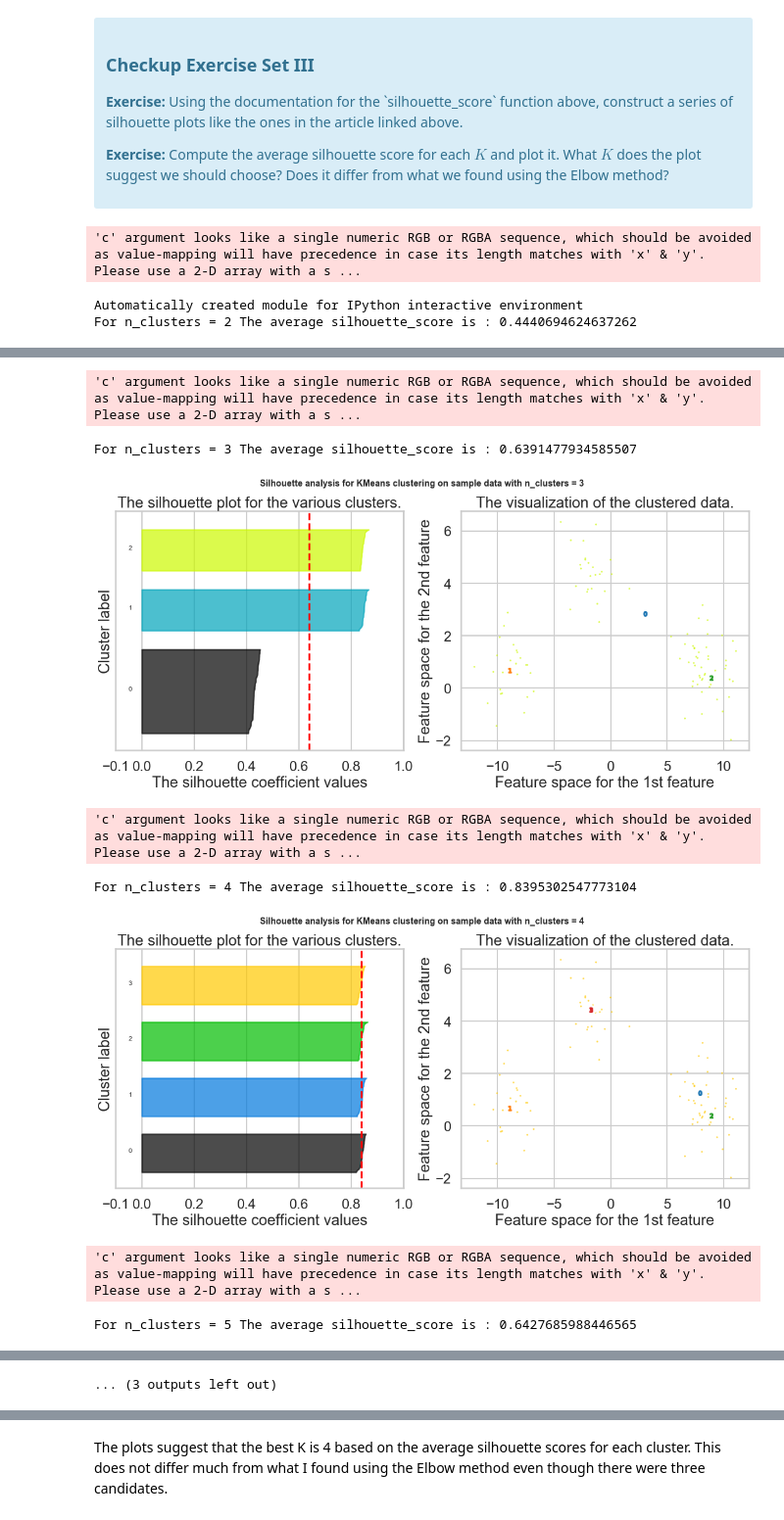
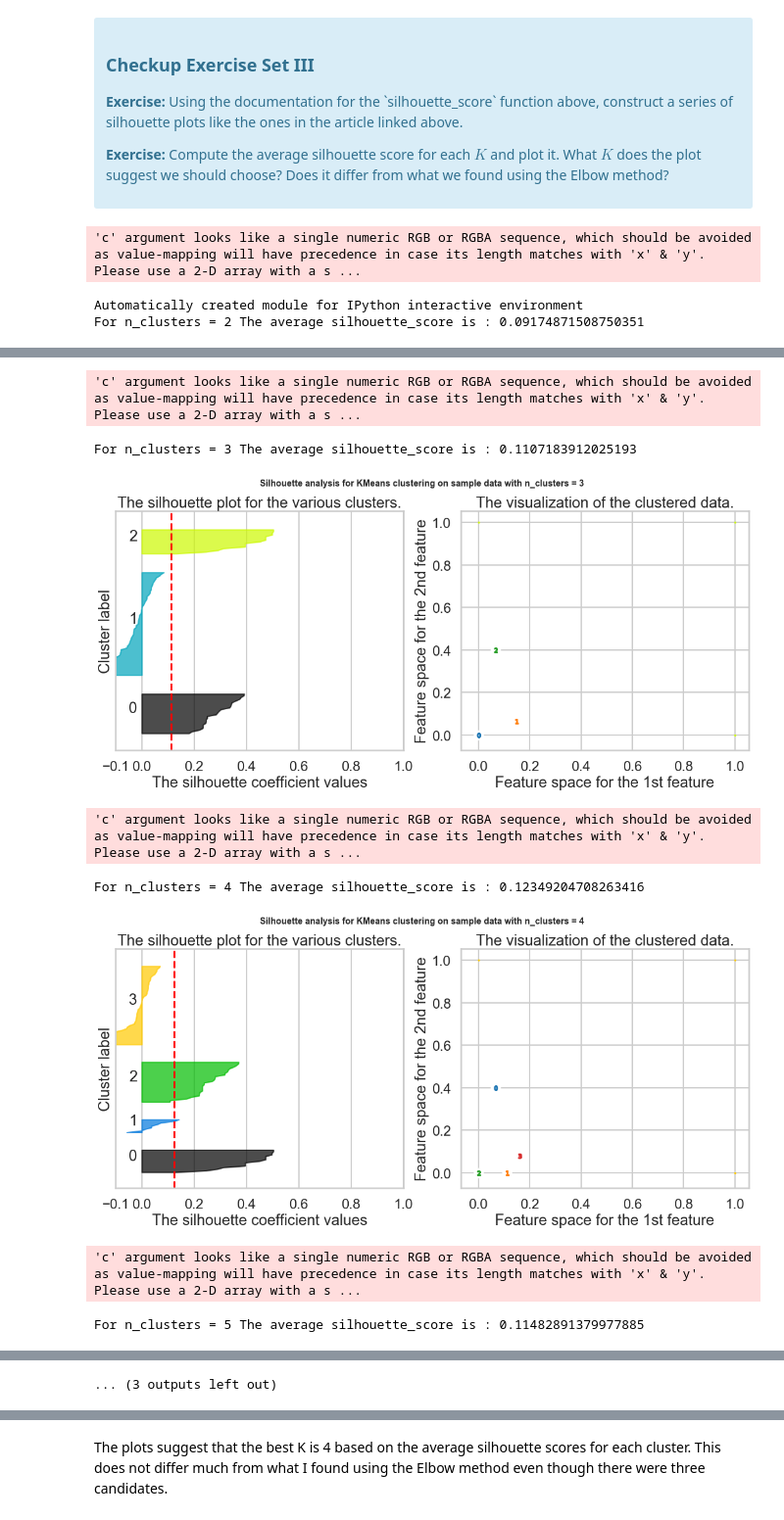
Before and after one commit to elizabeamedalla/Clustering, a Jupyter notebook: Mini_Project_Clustering.ipynb, the cells around one changed output, grey strips where cells are left out. Shown at 98% size. Saved outputs shown, nothing was run; the diff lists cells and outputs as text; code cells hidden in the pictures.

```diff
--- a/Mini_Project_Clustering.ipynb
+++ b/Mini_Project_Clustering.ipynb
@@ -131,8 +131,7 @@ X_train = X[X.columns[1:]]
 
 # save a list of the 0/1 columns
 # x_cols = df_pivot.columns[1:]
-x_cols = df_pivot.as_matrix()
+x_cols = df_pivot.to_numpy()
 X_train.iloc[:,:]
 
 X_train = df_pivot
-X_train.head()
@@ -253,7 +243,6 @@ Fortunately, scikit-learn provides a function to compute this for us (phew!) cal
 
 from __future__ import print_function
 
-from sklearn.datasets import make_blobs
 from sklearn.cluster import KMeans
 from sklearn.metrics import silhouette_samples, silhouette_score
 
@@ -262,17 +251,6 @@ import matplotlib.cm as cm
 import numpy as np
 
 print(__doc__)
-
-# Generating the sample data from make_blobs
-# This particular setting has one distinct cluster and 3 clusters placed close
-# together.
-x_cols = make_blobs(n_samples=100,
-                  n_features=32,
-                  centers=4,
-                  cluster_std=1,
-                  center_box=(-10.0, 10.0),
-                  shuffle=True,
-                  random_state=1)  # For reproducibility
 
 range_n_clusters = [2, 3, 4, 5, 6]
 
@@ -287,22 +265,22 @@ for n_clusters in range_n_clusters:
     ax1.set_xlim([-0.1, 1])
     # The (n_clusters+1)*10 is for inserting blank space between silhouette
     # plots of individual clusters, to demarcate them clearly.
-    ax1.set_ylim([0, len(X) + (n_clusters + 1) * 10])
+    ax1.set_ylim([0, len(x_cols) + (n_clusters + 1) * 10])
 
     # Initialize the clusterer with n_clusters value and a random generator
     # seed of 10 for reproducibility.
     clusterer = KMeans(n_clusters=n_clusters, random_state=10)
-    cluster_labels = clusterer.fit_predict(X)
+    cluster_labels = clusterer.fit_predict(x_cols)
 
     # The silhouette_score gives the average value for all the samples.
     # This gives a perspective into the density and separation of the formed
     # clusters
-    silhouette_avg = silhouette_score(X, cluster_labels)
+    silhouette_avg = silhouette_score(x_cols, cluster_labels)
     print("For n_clusters =", n_clusters,
           "The average silhouette_score is :", silhouette_avg)
 
     # Compute the silhouette scores for each sample
-    sample_silhouette_values = silhouette_samples(X, cluster_labels)
+    sample_silhouette_values = silhouette_samples(x_cols, cluster_labels)
 
     y_lower = 10
     for i in range(n_clusters):
@@ -341,7 +319,7 @@ for n_clusters in range_n_clusters:
 
     # 2nd Plot showing the actual clusters formed
     colors = cm.nipy_spectral(float(i) / n_clusters)
-    ax2.scatter(X[:, 0], X[:, 1], marker='.', s=30, lw=0, alpha=0.7,
+    ax2.scatter(x_cols[:, 0], x_cols[:, 1], marker='.', s=30, lw=0, alpha=0.7,
                 c=colors)
 
     # Labeling the clusters
@@ -365,4 +343,4 @@ for n_clusters in range_n_clusters:
 # %% [output]
 'c' argument looks like a single numeric RGB or RGBA sequence, which should be avoided as value-mapping will have precedence in case its length matches with 'x' & 'y'.  Please use a 2-D array with a s ...
 Automatically created module for IPython interactive environment
-For n_clusters = 2 The average silhouette_score is : 0.4440694624637262
+For n_clusters = 2 The average silhouette_score is : 0.09174871508750351
@@ -370,8 +348,8 @@ For n_clusters = 2 The average silhouette_score is : 0.4440694624637262
 'c' argument looks like a single numeric RGB or RGBA sequence, which should be avoided as value-mapping will have precedence in case its length matches with 'x' & 'y'.  Please use a 2-D array with a s ...
-For n_clusters = 3 The average silhouette_score is : 0.6391477934585507
+For n_clusters = 3 The average silhouette_score is : 0.1107183912025193
-[figure, old version]
+[figure, new version]
 'c' argument looks like a single numeric RGB or RGBA sequence, which should be avoided as value-mapping will have precedence in case its length matches with 'x' & 'y'.  Please use a 2-D array with a s ...
-For n_clusters = 4 The average silhouette_score is : 0.8395302547773104
+For n_clusters = 4 The average silhouette_score is : 0.12349204708263416
-[figure, old version]
+[figure, new version]
 'c' argument looks like a single numeric RGB or RGBA sequence, which should be avoided as value-mapping will have precedence in case its length matches with 'x' & 'y'.  Please use a 2-D array with a s ...
-For n_clusters = 5 The average silhouette_score is : 0.6427685988446565
+For n_clusters = 5 The average silhouette_score is : 0.11482891379977885
```
Also changed, not shown: parts of 8 cells of this notebook.
